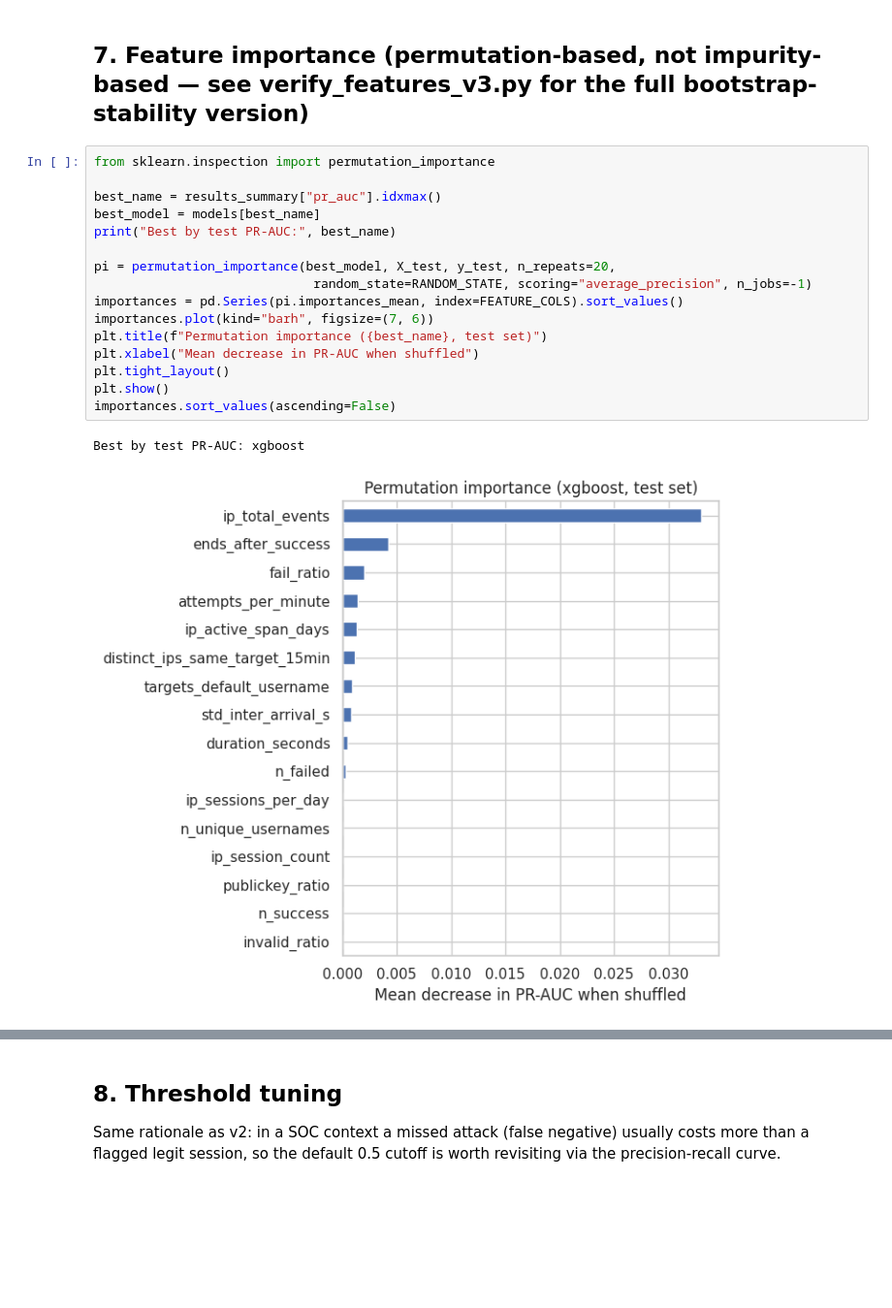
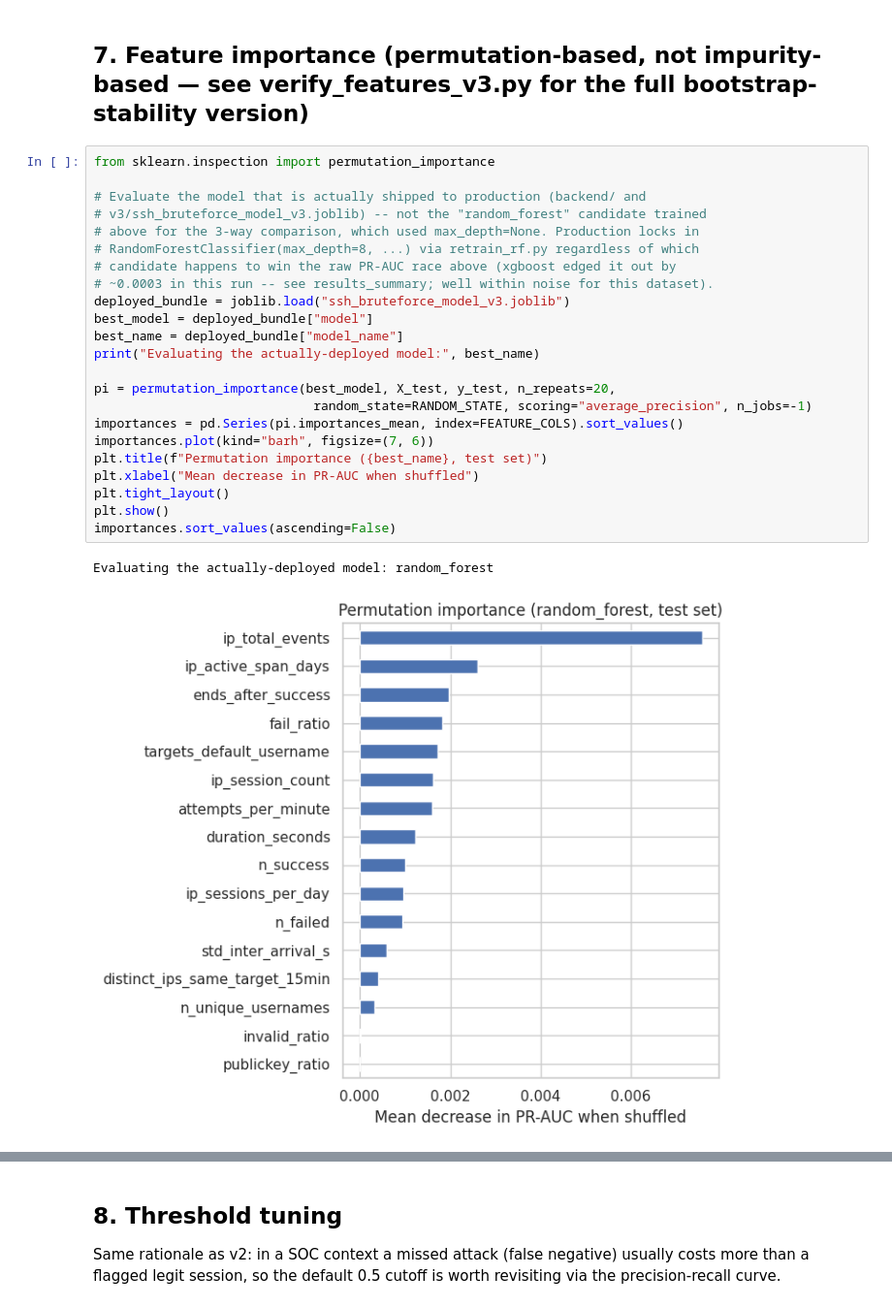
Before and after one commit to JJ-eiei/SSH_ML, a Jupyter notebook: v3/ssh_bruteforce_pipeline_v3_executed.ipynb, the cells around one changed output, grey strips where cells are left out. Shown at 97% size. Drawn from its saved outputs; the diff is of its cells as text; blank space fills up the shorter version.

```diff
--- a/v3/ssh_bruteforce_pipeline_v3_executed.ipynb
+++ b/v3/ssh_bruteforce_pipeline_v3_executed.ipynb
@@ -406,19 +581,26 @@ pd.DataFrame(ood_breakdown).pivot_table(index=["attack_type", "n", "metric"], co
 # %%
 from sklearn.inspection import permutation_importance
 
-best_name = results_summary["pr_auc"].idxmax()
-best_model = models[best_name]
-print("Best by test PR-AUC:", best_name)
+# Evaluate the model that is actually shipped to production (backend/ and
+# v3/ssh_bruteforce_model_v3.joblib) -- not the "random_forest" candidate trained
+# above for the 3-way comparison, which used max_depth=None. Production locks in
+# RandomForestClassifier(max_depth=8, ...) via retrain_rf.py regardless of which
+# candidate happens to win the raw PR-AUC race above (xgboost edged it out by
+# ~0.0003 in this run -- see results_summary; well within noise for this dataset).
+deployed_bundle = joblib.load("ssh_bruteforce_model_v3.joblib")
+best_model = deployed_bundle["model"]
+best_name = deployed_bundle["model_name"]
+print("Evaluating the actually-deployed model:", best_name)
 
 pi = permutation_importance(best_model, X_test, y_test, n_repeats=20,
                              random_state=RANDOM_STATE, scoring="average_precision", n_jobs=-1)
 importances = pd.Series(pi.importances_mean, index=FEATURE_COLS).sort_values()
 importances.plot(kind="barh", figsize=(7, 6))
 plt.title(f"Permutation importance ({best_name}, test set)")
 plt.xlabel("Mean decrease in PR-AUC when shuffled")
 plt.tight_layout()
 plt.show()
 importances.sort_values(ascending=False)
 # %% [output]
-Best by test PR-AUC: xgboost
+Evaluating the actually-deployed model: random_forest
-[figure, old version]
+[figure, new version]
```
Also changed, not shown: parts of 18 cells of this notebook, 17 other files.
